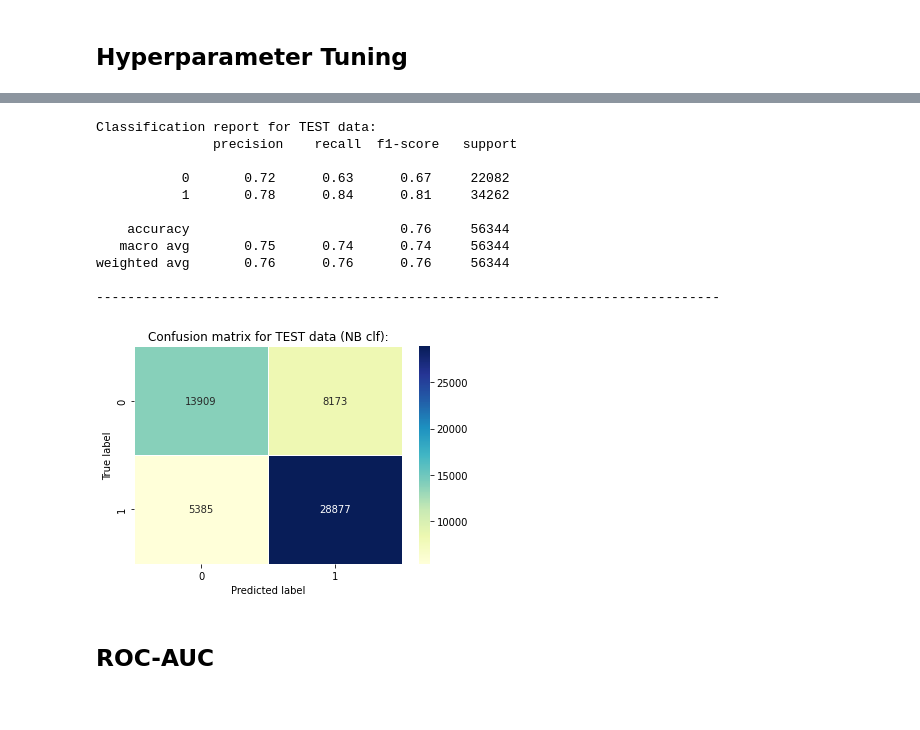
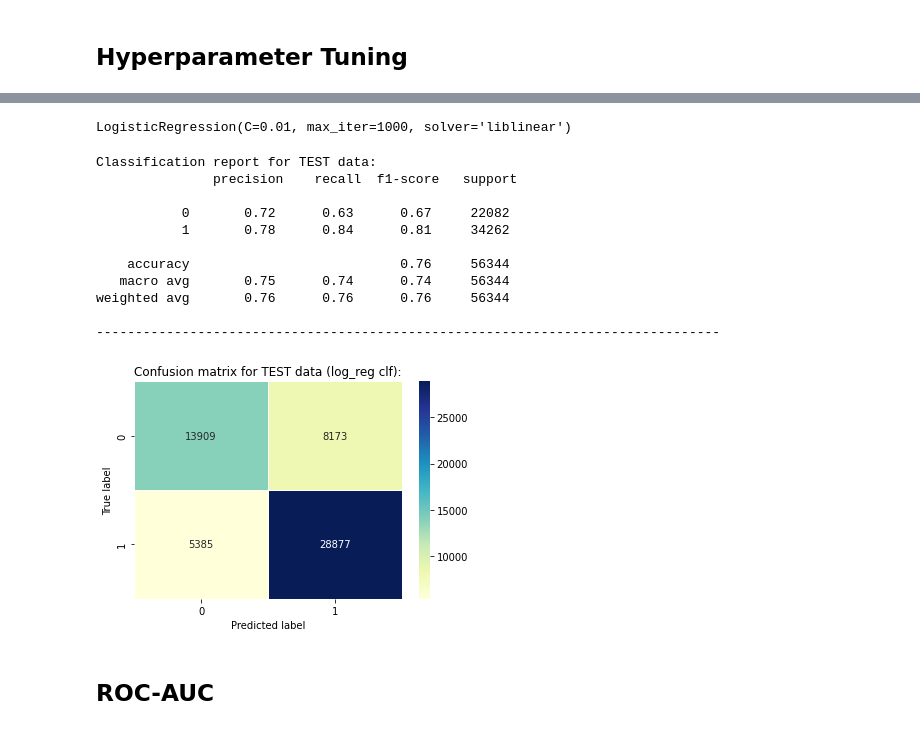
Before and after one commit to laurantirkh/kickstarter-ml, a Jupyter notebook: log_reg.ipynb, the cells around one changed output, grey strips where cells are left out. Drawn from its saved outputs; the diff is of its cells as text; code cells hidden in the pictures.

```diff
--- a/log_reg.ipynb
+++ b/log_reg.ipynb
@@ -249,32 +152,41 @@ LogisticRegression(C=0.01, max_iter=1000, solver='liblinear')
+# %%
+# load the pickled model from disk
+import pickle
+
+filename = 'logreg_model.sav'
+best_log_reg = pickle.load(open(filename, 'rb'))
+print(best_log_reg)
+# %% [output]
+LogisticRegression(C=0.01, max_iter=1000, solver='liblinear')
 # %%
 # evaluate test set
 y_pred = best_log_reg.predict(X_test)
 
 ## classification report
 print('Classification report for TEST data: \n {}'.format(classification_report(y_test, y_pred)))
 print("--------"*10)
 
 ## confusion matrix
 cm = confusion_matrix(y_test, y_pred)
 #cm = cm.astype('float') / cm.sum(axis=1)[:, np.newaxis] # normalize the data, remove fmt='d' from heatmap code!
 plt.figure()
 sns.heatmap(cm, cmap='YlGnBu', annot=True, fmt='d', linewidths=.5)
 plt.ylabel('True label')
 plt.xlabel('Predicted label')
-plt.title('Confusion matrix for TEST data (NB clf):');
+plt.title('Confusion matrix for TEST data (log_reg clf):');
 # %% [output]
 Classification report for TEST data:
                precision    recall  f1-score   support
 
            0       0.72      0.63      0.67     22082
            1       0.78      0.84      0.81     34262
 
     accuracy                           0.76     56344
    macro avg       0.75      0.74      0.74     56344
 weighted avg       0.76      0.76      0.76     56344
 
 --------------------------------------------------------------------------------
-[figure, old version]
+[figure, new version]
 # %% [markdown]
 ## ROC-AUC
 # %%
```
Also changed, not shown: parts of 30 cells of this notebook.
